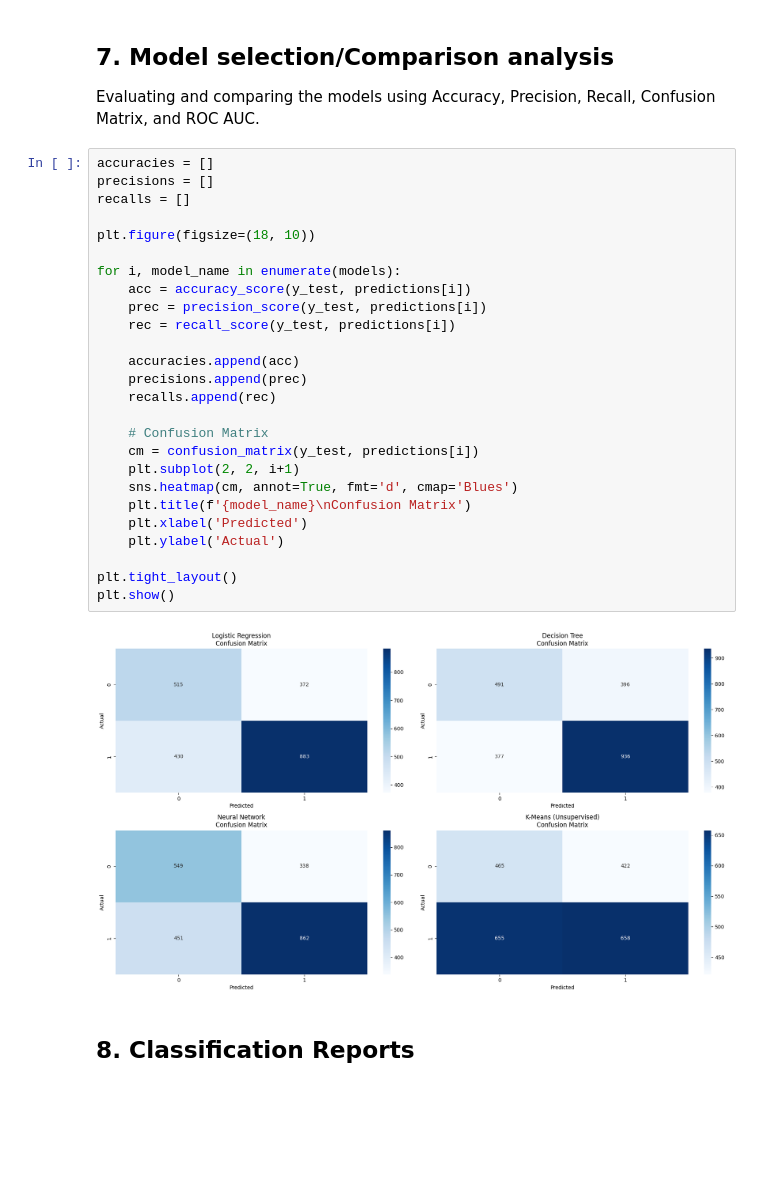
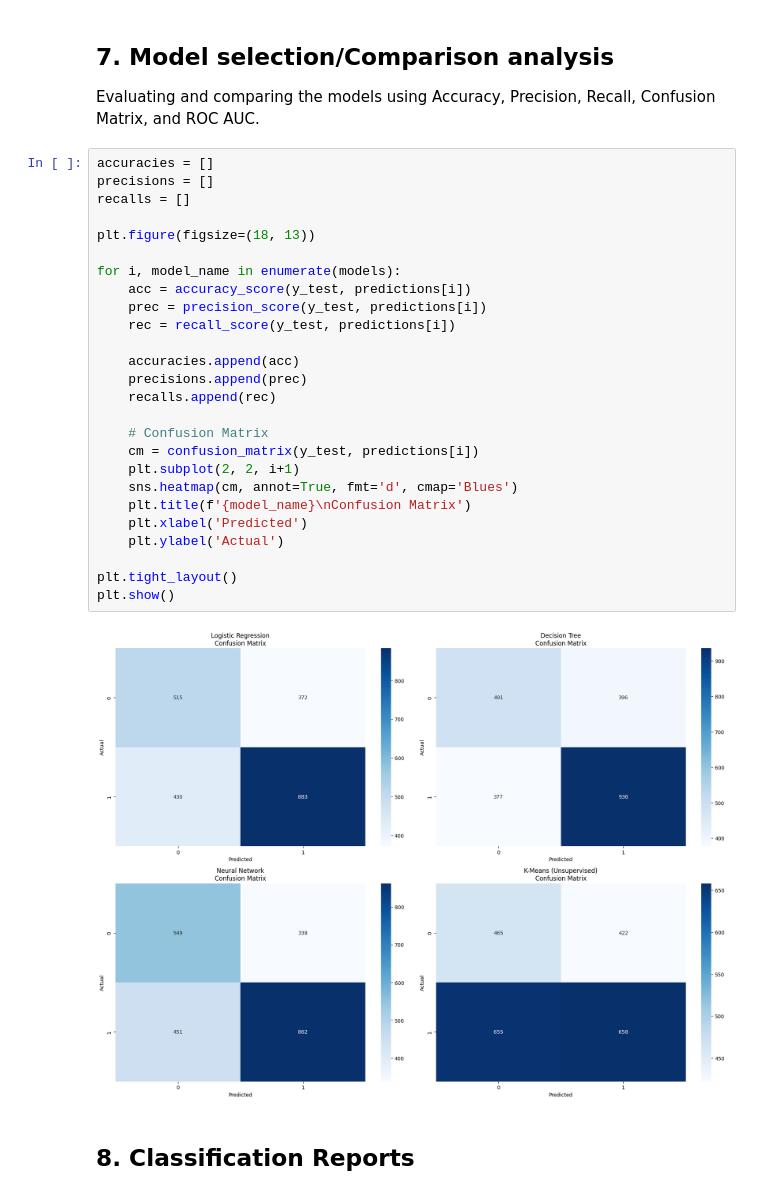
Before and after one commit to heisenberg-611/E-Commerce-Website-Delivery-Prediction-Model, a Jupyter notebook: CSE422_Project_Spring26(E_commarce_Shipping_Delivery_Prediction).ipynb, the cells around one changed output. Saved outputs shown, nothing was run; the diff lists cells and outputs as text; blank space fills up the shorter version.

```diff
--- a/CSE422_Project_Spring26(E_commarce_Shipping_Delivery_Prediction).ipynb
+++ b/CSE422_Project_Spring26(E_commarce_Shipping_Delivery_Prediction).ipynb
@@ -328,31 +328,31 @@ Evaluating and comparing the models using Accuracy, Precision, Recall, Confusion
 # %%
 accuracies = []
 precisions = []
 recalls = []
 
-plt.figure(figsize=(18, 10))
+plt.figure(figsize=(18, 13))
 
 for i, model_name in enumerate(models):
     acc = accuracy_score(y_test, predictions[i])
     prec = precision_score(y_test, predictions[i])
     rec = recall_score(y_test, predictions[i])
 
     accuracies.append(acc)
     precisions.append(prec)
     recalls.append(rec)
 
     # Confusion Matrix
     cm = confusion_matrix(y_test, predictions[i])
     plt.subplot(2, 2, i+1)
     sns.heatmap(cm, annot=True, fmt='d', cmap='Blues')
     plt.title(f'{model_name}\nConfusion Matrix')
     plt.xlabel('Predicted')
     plt.ylabel('Actual')
 
 plt.tight_layout()
 plt.show()
 # %% [output]
-[figure, old version]
+[figure, new version]
 # %% [markdown]
 ## 8. Classification Reports
 # %%
```
Also changed, not shown: parts of 3 cells of this notebook.
